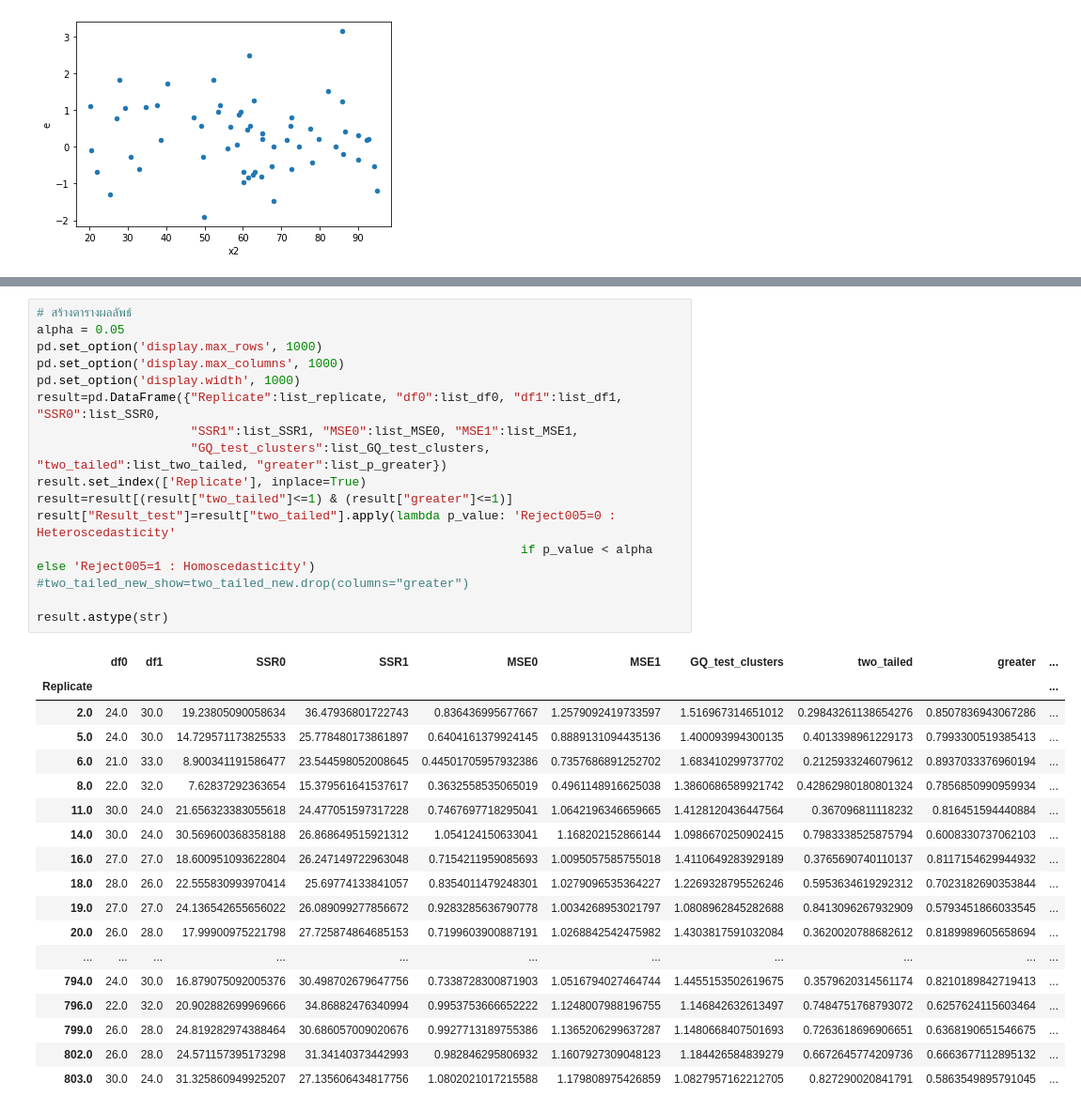
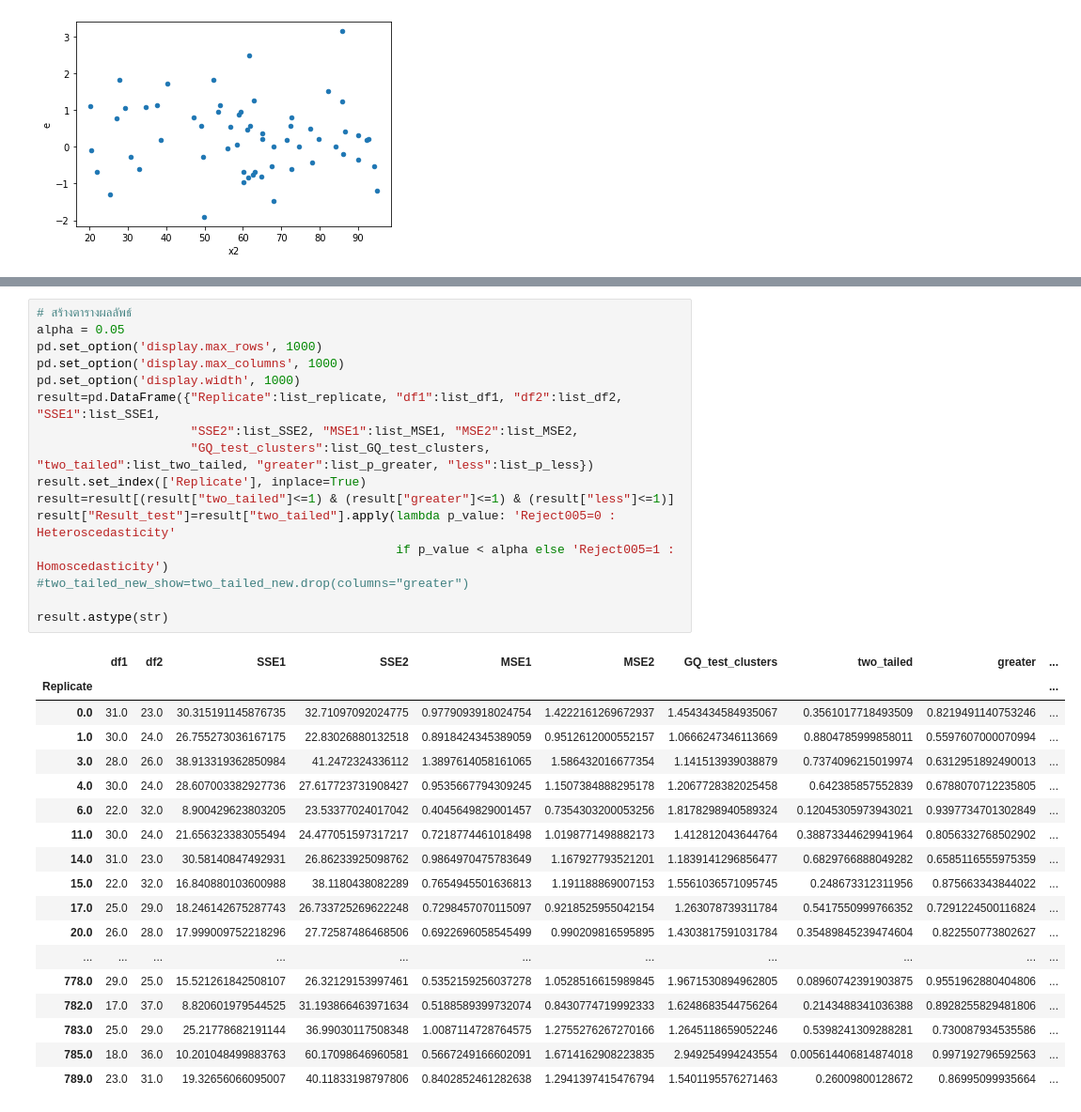
Before and after one commit to iam-fern/Generate_addition, a Jupyter notebook: GQtest_cluster_data_add_delta_(0)_n60_05.ipynb, the cells around one changed output, grey strips where cells are left out. Shown at 94% size. Saved outputs shown, nothing was run; the diff lists cells and outputs as text.

```diff
--- a/GQtest_cluster_data_add_delta_(0)_n60_05.ipynb
+++ b/GQtest_cluster_data_add_delta_(0)_n60_05.ipynb
@@ -250,38 +249,38 @@ for run_replicate in list_replicate:
 # %%
 # สร้างตารางผลลัพธ์
 alpha = 0.05
 pd.set_option('display.max_rows', 1000)
 pd.set_option('display.max_columns', 1000)
 pd.set_option('display.width', 1000)
-result=pd.DataFrame({"Replicate":list_replicate, "df0":list_df0, "df1":list_df1, "SSR0":list_SSR0,
-                     "SSR1":list_SSR1, "MSE0":list_MSE0, "MSE1":list_MSE1,
-                     "GQ_test_clusters":list_GQ_test_clusters, "two_tailed":list_two_tailed, "greater":list_p_greater})
+result=pd.DataFrame({"Replicate":list_replicate, "df1":list_df1, "df2":list_df2, "SSE1":list_SSE1,
+                     "SSE2":list_SSE2, "MSE1":list_MSE1, "MSE2":list_MSE2,
+                     "GQ_test_clusters":list_GQ_test_clusters, "two_tailed":list_two_tailed, "greater":list_p_greater, "less":list_p_less})
 result.set_index(['Replicate'], inplace=True)
-result=result[(result["two_tailed"]<=1) & (result["greater"]<=1)]
+result=result[(result["two_tailed"]<=1) & (result["greater"]<=1) & (result["less"]<=1)]
 result["Result_test"]=result["two_tailed"].apply(lambda p_value: 'Reject005=0 : Heteroscedasticity'
-                                                                  if p_value < alpha else 'Reject005=1 : Homoscedasticity')
+                                                 if p_value < alpha else 'Reject005=1 : Homoscedasticity')
 #two_tailed_new_show=two_tailed_new.drop(columns="greater")
 
 result.astype(str)
 # %% [output]
-|  | df0 | df1 | SSR0 | SSR1 | MSE0 | MSE1 | GQ_test_clusters | two_tailed | greater | ... |
+|  | df1 | df2 | SSE1 | SSE2 | MSE1 | MSE2 | GQ_test_clusters | two_tailed | greater | ... |
 | Replicate |  |  |  |  |  |  |  |  |  | ... |
-| 2.0 | 24.0 | 30.0 | 19.23805090058634 | 36.47936801722743 | 0.836436995677667 | 1.2579092419733597 | 1.516967314651012 | 0.29843261138654276 | 0.8507836943067286 | ... |
-| 5.0 | 24.0 | 30.0 | 14.729571173825533 | 25.778480173861897 | 0.6404161379924145 | 0.8889131094435136 | 1.400093994300135 | 0.4013398961229173 | 0.7993300519385413 | ... |
-| 6.0 | 21.0 | 33.0 | 8.900341191586477 | 23.544598052008645 | 0.44501705957932386 | 0.7357686891252702 | 1.683410299737702 | 0.2125933246079612 | 0.8937033376960194 | ... |
-| 8.0 | 22.0 | 32.0 | 7.62837292363654 | 15.379561641537617 | 0.3632558535065019 | 0.4961148916625038 | 1.3860686589921742 | 0.42862980180801324 | 0.7856850990959934 | ... |
-| 11.0 | 30.0 | 24.0 | 21.656323383055618 | 24.477051597317228 | 0.7467697718295041 | 1.0642196346659665 | 1.4128120436447564 | 0.367096811118232 | 0.816451594440884 | ... |
-| 14.0 | 30.0 | 24.0 | 30.569600368358188 | 26.868649515921312 | 1.054124150633041 | 1.168202152866144 | 1.0986670250902415 | 0.7983338525875794 | 0.6008330737062103 | ... |
-| 16.0 | 27.0 | 27.0 | 18.600951093622804 | 26.247149722963048 | 0.7154211959085693 | 1.0095057585755018 | 1.4110649283929189 | 0.3765690740110137 | 0.8117154629944932 | ... |
-| 18.0 | 28.0 | 26.0 | 22.555830993970414 | 25.69774133841057 | 0.8354011479248301 | 1.0279096535364227 | 1.2269328795526246 | 0.5953634619292312 | 0.7023182690353844 | ... |
-| 19.0 | 27.0 | 27.0 | 24.136542655656022 | 26.089099277856672 | 0.9283285636790778 | 1.0034268953021797 | 1.0808962845282688 | 0.8413096267932909 | 0.5793451866033545 | ... |
-| 20.0 | 26.0 | 28.0 | 17.99900975221798 | 27.725874864685153 | 0.7199603900887191 | 1.0268842542475982 | 1.4303817591032084 | 0.3620020788682612 | 0.8189989605658694 | ... |
+| 0.0 | 31.0 | 23.0 | 30.315191145876735 | 32.71097092024775 | 0.9779093918024754 | 1.4222161269672937 | 1.4543434584935067 | 0.3561017718493509 | 0.8219491140753246 | ... |
+| 1.0 | 30.0 | 24.0 | 26.755273036167175 | 22.83026880132518 | 0.8918424345389059 | 0.9512612000552157 | 1.0666247346113669 | 0.8804785999858011 | 0.5597607000070994 | ... |
+| 3.0 | 28.0 | 26.0 | 38.913319362850984 | 41.2472324336112 | 1.3897614058161065 | 1.586432016677354 | 1.141513939038879 | 0.7374096215019974 | 0.6312951892490013 | ... |
+| 4.0 | 30.0 | 24.0 | 28.607003382927736 | 27.617723731908427 | 0.9535667794309245 | 1.1507384888295178 | 1.2067728382025458 | 0.642385857552839 | 0.6788070712235805 | ... |
+| 6.0 | 22.0 | 32.0 | 8.900429623803205 | 23.53377024017042 | 0.4045649829001457 | 0.7354303200053256 | 1.8178298940589324 | 0.12045305973943021 | 0.9397734701302849 | ... |
+| 11.0 | 30.0 | 24.0 | 21.656323383055494 | 24.477051597317217 | 0.7218774461018498 | 1.0198771498882173 | 1.412812043644764 | 0.38873344629941964 | 0.8056332768502902 | ... |
+| 14.0 | 31.0 | 23.0 | 30.58140847492931 | 26.86233925098762 | 0.9864970475783649 | 1.167927793521201 | 1.1839141296856477 | 0.6829766888049282 | 0.6585116555975359 | ... |
+| 15.0 | 22.0 | 32.0 | 16.840880103600988 | 38.1180438082289 | 0.7654945501636813 | 1.191188869007153 | 1.5561036571095745 | 0.248673312311956 | 0.875663343844022 | ... |
+| 17.0 | 25.0 | 29.0 | 18.246142675287743 | 26.733725269622248 | 0.7298457070115097 | 0.9218525955042154 | 1.263078739311784 | 0.5417550999766352 | 0.7291224500116824 | ... |
+| 20.0 | 26.0 | 28.0 | 17.999009752218296 | 27.72587486468506 | 0.6922696058545499 | 0.990209816595895 | 1.4303817591031784 | 0.35489845239474604 | 0.822550773802627 | ... |
 | ... | ... | ... | ... | ... | ... | ... | ... | ... | ... | ... |
-| 794.0 | 24.0 | 30.0 | 16.879075092005376 | 30.498702679647756 | 0.7338728300871903 | 1.0516794027464744 | 1.4455153502619675 | 0.3579620314561174 | 0.8210189842719413 | ... |
-| 796.0 | 22.0 | 32.0 | 20.902882699969666 | 34.86882476340994 | 0.9953753666652222 | 1.1248007988196755 | 1.146842632613497 | 0.7484751768793072 | 0.6257624115603464 | ... |
-| 799.0 | 26.0 | 28.0 | 24.819282974388464 | 30.686057009020676 | 0.9927713189755386 | 1.1365206299637287 | 1.1480668407501693 | 0.7263618696906651 | 0.6368190651546675 | ... |
-| 802.0 | 26.0 | 28.0 | 24.571157395173298 | 31.34140373442993 | 0.982846295806932 | 1.1607927309048123 | 1.184426584839279 | 0.6672645774209736 | 0.6663677112895132 | ... |
-| 803.0 | 30.0 | 24.0 | 31.325860949925207 | 27.135606434817756 | 1.0802021017215588 | 1.179808975426859 | 1.0827957162212705 | 0.827290020841791 | 0.5863549895791045 | ... |
+| 778.0 | 29.0 | 25.0 | 15.521261842508107 | 26.32129153997461 | 0.5352159256037278 | 1.0528516615989845 | 1.9671530894962805 | 0.08960742391903875 | 0.9551962880404806 | ... |
+| 782.0 | 17.0 | 37.0 | 8.820601979544525 | 31.193866463971634 | 0.5188589399732074 | 0.8430774719992333 | 1.6248683544756264 | 0.2143488341036388 | 0.8928255829481806 | ... |
+| 783.0 | 25.0 | 29.0 | 25.21778682191144 | 36.99030117508348 | 1.0087114728764575 | 1.2755276267270166 | 1.2645118659052246 | 0.5398241309288281 | 0.730087934535586 | ... |
+| 785.0 | 18.0 | 36.0 | 10.201048499883763 | 60.17098646960581 | 0.5667249166602091 | 1.6714162908223835 | 2.949254994243554 | 0.005614406814874018 | 0.997192796592563 | ... |
+| 789.0 | 23.0 | 31.0 | 19.32656066095007 | 40.11833198797806 | 0.8402852461282638 | 1.2941397415476794 | 1.5401195576271463 | 0.26009800128672 | 0.86995099935664 | ... |
 # %%
 # สร้างตารางผลลัพธ์
 alpha = 0.05
```
Also changed, not shown: parts of 4 cells of this notebook.
